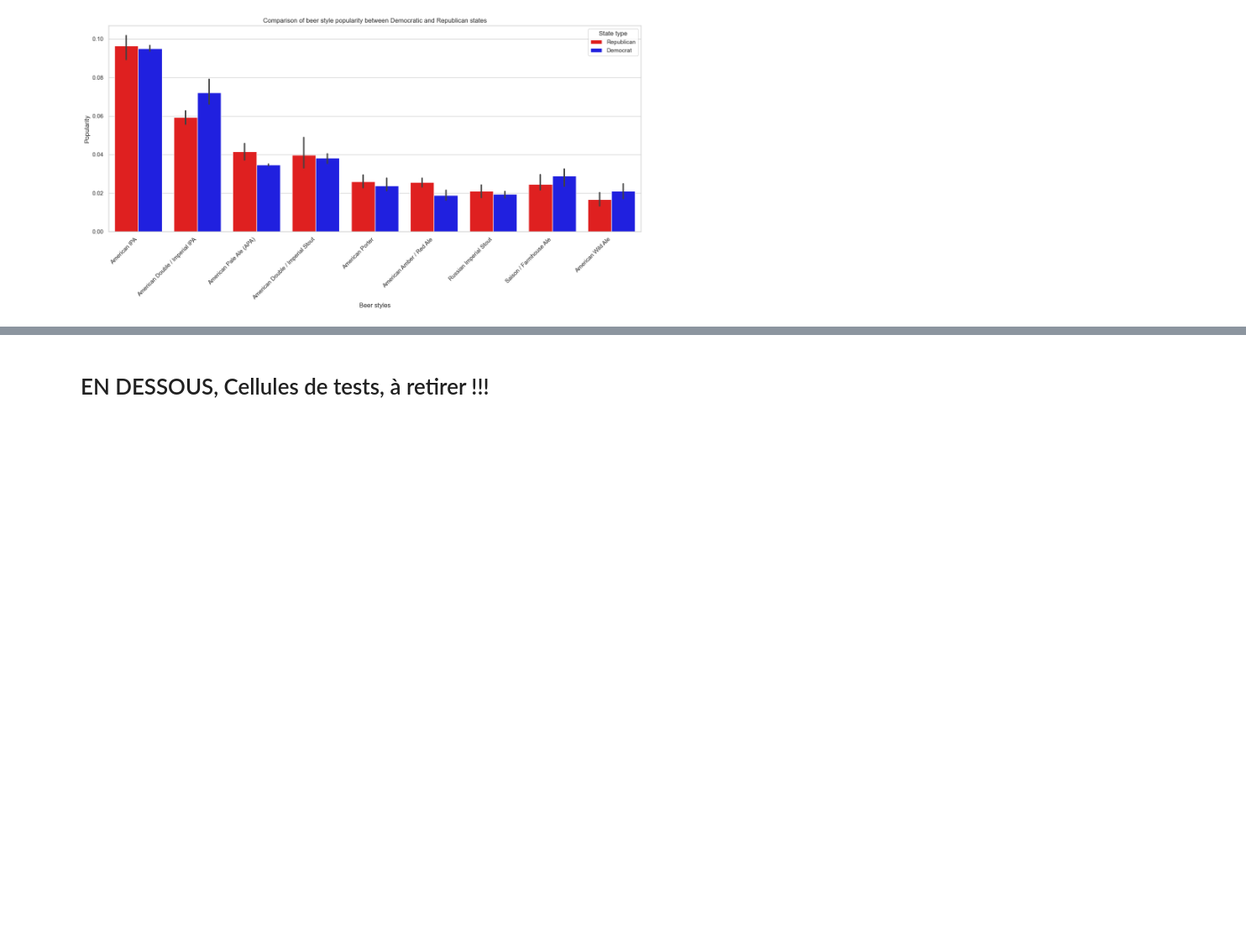
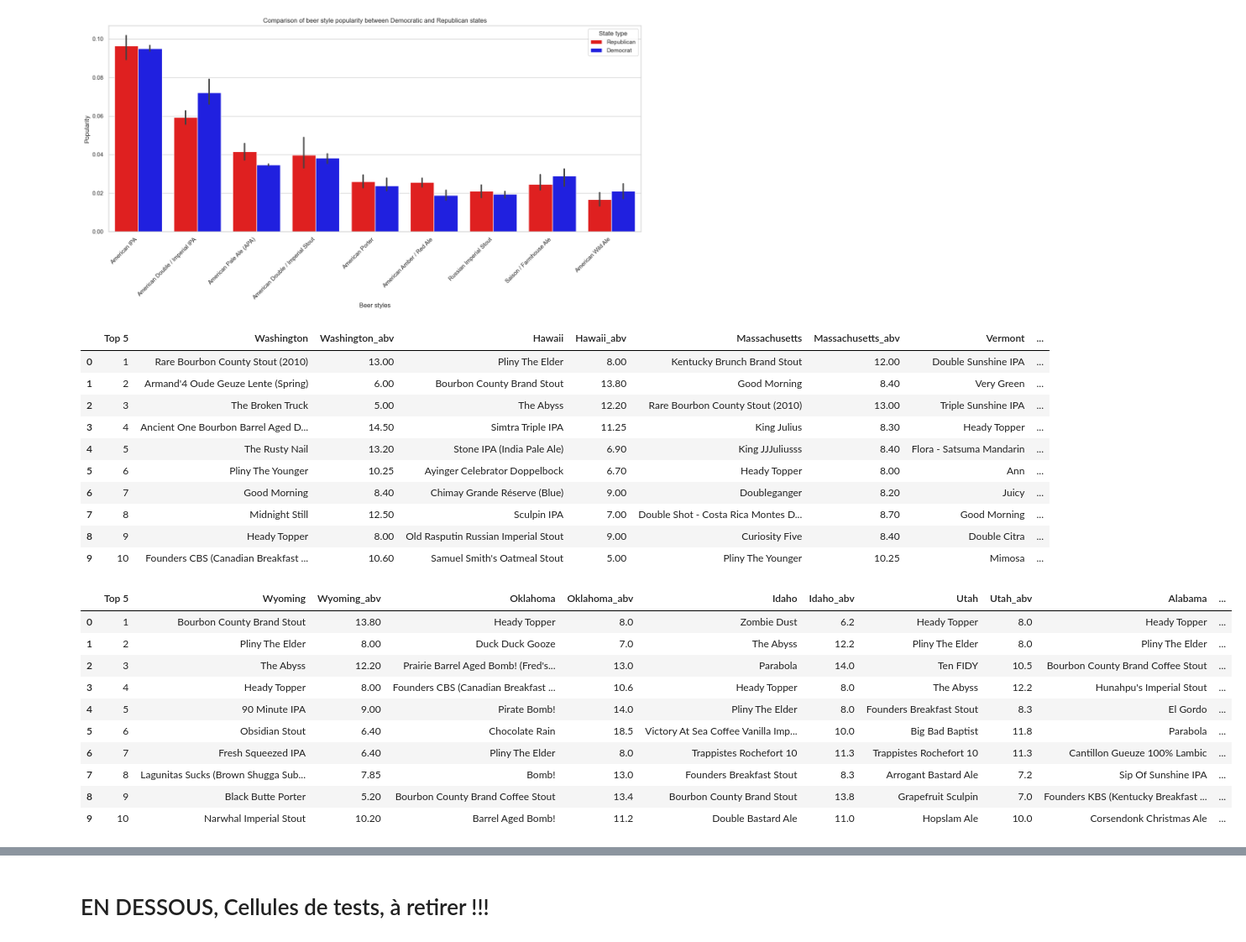
Before and after one commit to epfl-ada/ada-2024-project-casiervert952, a Jupyter notebook: analysis.ipynb, the cells around one changed output, grey strips where cells are left out. Shown at 84% size. Saved outputs shown, nothing was run; the diff lists cells and outputs as text; code cells hidden in the pictures; blank space fills up the shorter version.

```diff
--- a/analysis.ipynb
+++ b/analysis.ipynb
@@ -1089,0 +1093,61 @@ plt.show()
+# %%
+# democrats States
+
+pd_top_democrat_abv = pd.DataFrame({
+    'Top 5':np.arange(1,11)
+})
+for state in top5_democrat:
+    BA_state = BA_usa.copy()[BA_usa['user_state']==str(state)]
+    # keep the beer if it has at leat 10 ratings
+    counts = BA_state.groupby('beer_id')['rating'].transform('count')
+    BA_state = BA_state[counts >= 10]
+    #Drop rows if missing values on beer_abv
+    BA_state = BA_state.dropna(axis=0,subset=['beer_abv'])
+    top_state_abv = BA_state[['beer_name','beer_style','beer_abv','rating']].groupby(['beer_name']).agg({'rating': 'mean','beer_abv':'first'}).sort_values('rating',ascending=False)[:10]
+    #add beer names
+    pd_top_democrat_abv[state] = top_state_abv.index
+    pd_top_democrat_abv[state+'_abv'] = top_state_abv['beer_abv'].values #add avg of beer_name
+
+
+# Republican States
+
+pd_top_republican_abv = pd.DataFrame({
+    'Top 5':np.arange(1,11)
+})
+for state in top5_republican:
+    BA_state = BA_usa.copy()[BA_usa['user_state']==str(state)]
+    # keep the beer if it has at leat 10 ratings
+    counts = BA_state.groupby('beer_id')['rating'].transform('count')
+    BA_state = BA_state[counts >= 10]
+    #Drop rows if missing values on beer_abv
+    BA_state = BA_state.dropna(axis=0,subset=['beer_abv'])
+    top_state_abv = BA_state[['beer_name','beer_style','beer_abv','rating']].groupby(['beer_name']).agg({'rating': 'mean','beer_abv':'first'}).sort_values('rating',ascending=False)[:10]
+    #add beer names
+    pd_top_republican_abv[state] = top_state_abv.index
+    pd_top_republican_abv[state+'_abv'] = top_state_abv['beer_abv'].values #add avg of beer_name
+# %%
+display(pd_top_democrat_abv.head(10))
+display(pd_top_republican_abv.head(10))
+# %% [output]
+|  | Top 5 | Washington | Washington_abv | Hawaii | Hawaii_abv | Massachusetts | Massachusetts_abv | Vermont | ... |
+| 0 | 1 | Rare Bourbon County Stout (2010) | 13.00 | Pliny The Elder | 8.00 | Kentucky Brunch Brand Stout | 12.00 | Double Sunshine IPA | ... |
+| 1 | 2 | Armand'4 Oude Geuze Lente (Spring) | 6.00 | Bourbon County Brand Stout | 13.80 | Good Morning | 8.40 | Very Green | ... |
+| 2 | 3 | The Broken Truck | 5.00 | The Abyss | 12.20 | Rare Bourbon County Stout (2010) | 13.00 | Triple Sunshine IPA | ... |
+| 3 | 4 | Ancient One Bourbon Barrel Aged D... | 14.50 | Simtra Triple IPA | 11.25 | King Julius | 8.30 | Heady Topper | ... |
+| 4 | 5 | The Rusty Nail | 13.20 | Stone IPA (India Pale Ale) | 6.90 | King JJJuliusss | 8.40 | Flora - Satsuma Mandarin | ... |
+| 5 | 6 | Pliny The Younger | 10.25 | Ayinger Celebrator Doppelbock | 6.70 | Heady Topper | 8.00 | Ann | ... |
+| 6 | 7 | Good Morning | 8.40 | Chimay Grande Réserve (Blue) | 9.00 | Doubleganger | 8.20 | Juicy | ... |
+| 7 | 8 | Midnight Still | 12.50 | Sculpin IPA | 7.00 | Double Shot - Costa Rica Montes D... | 8.70 | Good Morning | ... |
+| 8 | 9 | Heady Topper | 8.00 | Old Rasputin Russian Imperial Stout | 9.00 | Curiosity Five | 8.40 | Double Citra | ... |
+| 9 | 10 | Founders CBS (Canadian Breakfast ... | 10.60 | Samuel Smith's Oatmeal Stout | 5.00 | Pliny The Younger | 10.25 | Mimosa | ... |
+|  | Top 5 | Wyoming | Wyoming_abv | Oklahoma | Oklahoma_abv | Idaho | Idaho_abv | Utah | Utah_abv | Alabama | ... |
+| 0 | 1 | Bourbon County Brand Stout | 13.80 | Heady Topper | 8.0 | Zombie Dust | 6.2 | Heady Topper | 8.0 | Heady Topper | ... |
+| 1 | 2 | Pliny The Elder | 8.00 | Duck Duck Gooze | 7.0 | The Abyss | 12.2 | Pliny The Elder | 8.0 | Pliny The Elder | ... |
+| 2 | 3 | The Abyss | 12.20 | Prairie Barrel Aged Bomb! (Fred's... | 13.0 | Parabola | 14.0 | Ten FIDY | 10.5 | Bourbon County Brand Coffee Stout | ... |
+| 3 | 4 | Heady Topper | 8.00 | Founders CBS (Canadian Breakfast ... | 10.6 | Heady Topper | 8.0 | The Abyss | 12.2 | Hunahpu's Imperial Stout | ... |
+| 4 | 5 | 90 Minute IPA | 9.00 | Pirate Bomb! | 14.0 | Pliny The Elder | 8.0 | Founders Breakfast Stout | 8.3 | El Gordo | ... |
+| 5 | 6 | Obsidian Stout | 6.40 | Chocolate Rain | 18.5 | Victory At Sea Coffee Vanilla Imp... | 10.0 | Big Bad Baptist | 11.8 | Parabola | ... |
+| 6 | 7 | Fresh Squeezed IPA | 6.40 | Pliny The Elder | 8.0 | Trappistes Rochefort 10 | 11.3 | Trappistes Rochefort 10 | 11.3 | Cantillon Gueuze 100% Lambic | ... |
+| 7 | 8 | Lagunitas Sucks (Brown Shugga Sub... | 7.85 | Bomb! | 13.0 | Founders Breakfast Stout | 8.3 | Arrogant Bastard Ale | 7.2 | Sip Of Sunshine IPA | ... |
+| 8 | 9 | Black Butte Porter | 5.20 | Bourbon County Brand Coffee Stout | 13.4 | Bourbon County Brand Stout | 13.8 | Grapefruit Sculpin | 7.0 | Founders KBS (Kentucky Breakfast ... | ... |
+| 9 | 10 | Narwhal Imperial Stout | 10.20 | Barrel Aged Bomb! | 11.2 | Double Bastard Ale | 11.0 | Hopslam Ale | 10.0 | Corsendonk Christmas Ale | ... |
```
Also changed, not shown: parts of 3 cells of this notebook.
